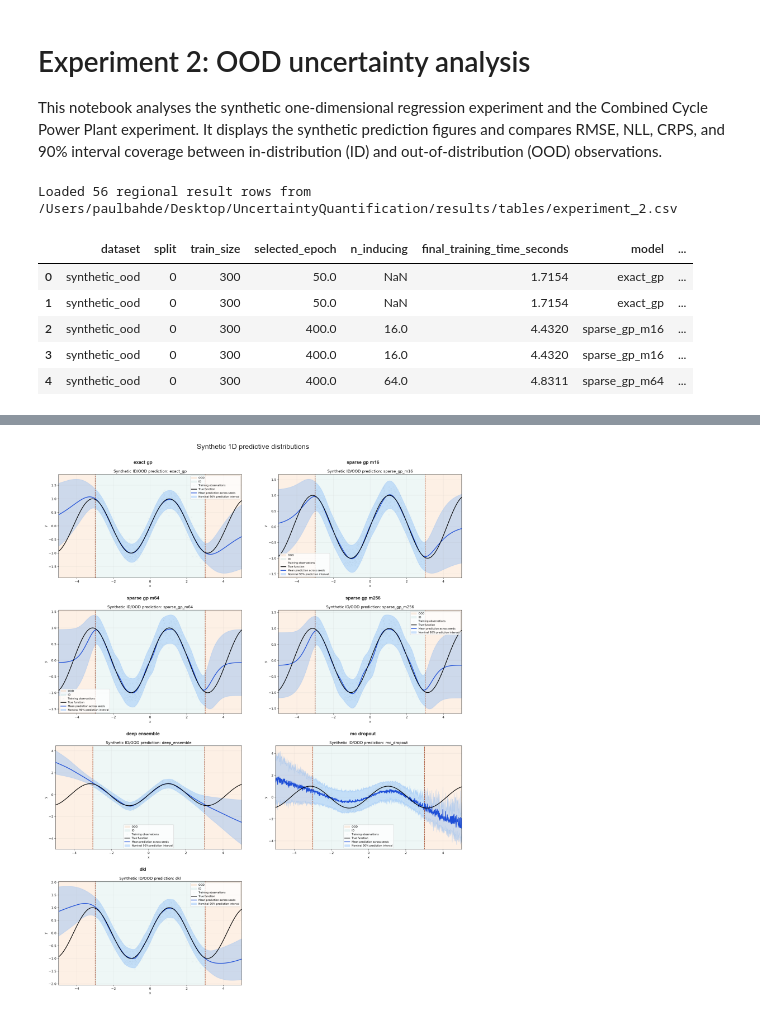
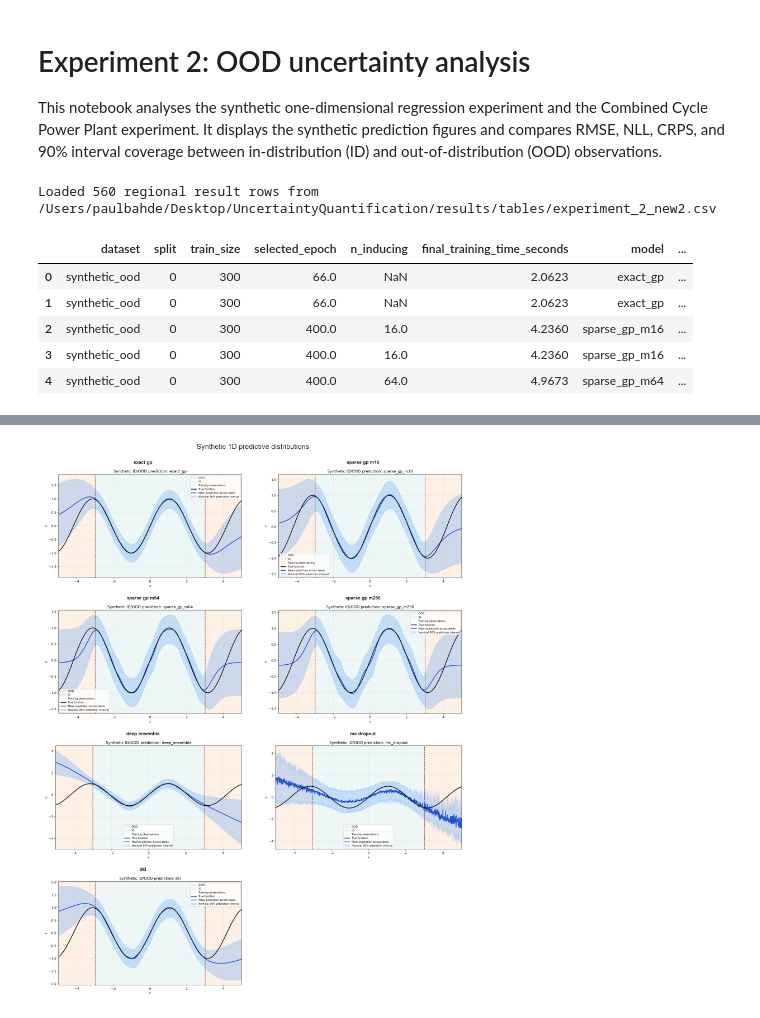
Before and after one commit to pbahde2/UncertaintyQuantification, a Jupyter notebook: notebooks/analysis_experiment_2 copy.ipynb, the cells around one changed output, grey strips where cells are left out. Cells and saved outputs as stored; diff of their text form; code cells hidden in the pictures.

```diff
--- a/notebooks/analysis_experiment_2 copy.ipynb
+++ b/notebooks/analysis_experiment_2 copy.ipynb
@@ -11,49 +11,51 @@ import numpy as np
 import pandas as pd
 import seaborn as sns
 from IPython.display import display
+from sklearn.decomposition import PCA
+from sklearn.preprocessing import StandardScaler
 
 sns.set_theme(style="whitegrid", context="notebook")
 pd.set_option("display.max_columns", None)
 pd.set_option("display.precision", 4)
 
 PROJECT_ROOT = Path.cwd().parent if Path.cwd().name == "notebooks" else Path.cwd()
-RESULT_PATH = PROJECT_ROOT / "results" / "tables" / "experiment_2.csv"
-FIGURE_DIRECTORY = PROJECT_ROOT / "results" / "figures" / "experiment_2"
+RESULT_PATH = PROJECT_ROOT / "results" / "tables" / "experiment_2_new2.csv"
+FIGURE_DIRECTORY = PROJECT_ROOT / "results" / "figures" / "experiment_2_new2"
 
 if not RESULT_PATH.exists():
     raise FileNotFoundError(
         f"{RESULT_PATH} does not exist. Run `.venv/bin/python -u "
         "experiments/experiment_2.py` from the project root first."
     )
 
 results = pd.read_csv(RESULT_PATH)
 METRICS = ["rmse", "nll", "crps", "coverage_90"]
 required_columns = {"dataset", "split", "model", "evaluation_region", *METRICS}
 missing = required_columns.difference(results.columns)
 if missing:
     raise ValueError(f"Missing required result columns: {sorted(missing)}")
 
 dataset_labels = {
     "synthetic_ood": "Synthetic 1D",
     "power_plant_ood": "Power Plant",
 }
 model_order = [
     "exact_gp", "sparse_gp_m16", "sparse_gp_m64",
     "sparse_gp_m256", "deep_ensemble", "mc_dropout", "dkl",
 ]
 region_order = ["id", "ood"]
 results["dataset_label"] = results["dataset"].map(dataset_labels).fillna(results["dataset"])
 results["model"] = pd.Categorical(results["model"], model_order, ordered=True)
 results["evaluation_region"] = pd.Categorical(
     results["evaluation_region"], region_order, ordered=True
 )
 print(f"Loaded {len(results):,} regional result rows from {RESULT_PATH}")
 display(results.head())
 # %% [output]
-Loaded 56 regional result rows from /Users/paulbahde/Desktop/UncertaintyQuantification/results/tables/experiment_2.csv
+Loaded 560 regional result rows from /Users/paulbahde/Desktop/UncertaintyQuantification/results/tables/experiment_2_new2.csv
 |  | dataset | split | train_size | selected_epoch | n_inducing | final_training_time_seconds | model | ... |
-| 0 | synthetic_ood | 0 | 300 | 50.0 | NaN | 1.7154 | exact_gp | ... |
-| 1 | synthetic_ood | 0 | 300 | 50.0 | NaN | 1.7154 | exact_gp | ... |
-| 2 | synthetic_ood | 0 | 300 | 400.0 | 16.0 | 4.4320 | sparse_gp_m16 | ... |
-| 3 | synthetic_ood | 0 | 300 | 400.0 | 16.0 | 4.4320 | sparse_gp_m16 | ... |
-| 4 | synthetic_ood | 0 | 300 | 400.0 | 64.0 | 4.8311 | sparse_gp_m64 | ... |
+| 0 | synthetic_ood | 0 | 300 | 66.0 | NaN | 2.0623 | exact_gp | ... |
+| 1 | synthetic_ood | 0 | 300 | 66.0 | NaN | 2.0623 | exact_gp | ... |
+| 2 | synthetic_ood | 0 | 300 | 400.0 | 16.0 | 4.2360 | sparse_gp_m16 | ... |
+| 3 | synthetic_ood | 0 | 300 | 400.0 | 16.0 | 4.2360 | sparse_gp_m16 | ... |
+| 4 | synthetic_ood | 0 | 300 | 400.0 | 64.0 | 4.9673 | sparse_gp_m64 | ... |
```
Also changed, not shown: parts of 6 cells of this notebook, 15 other files.
